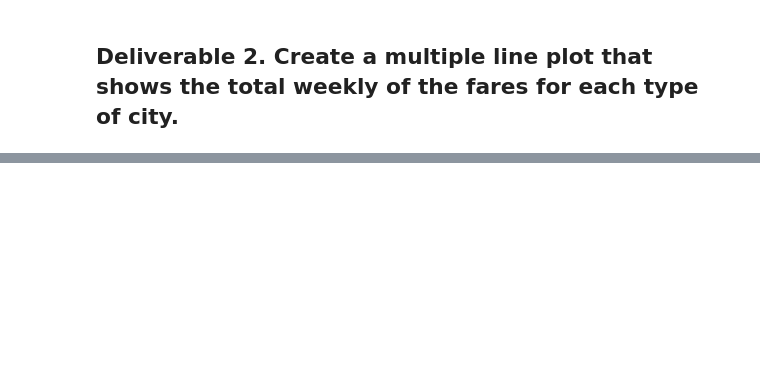
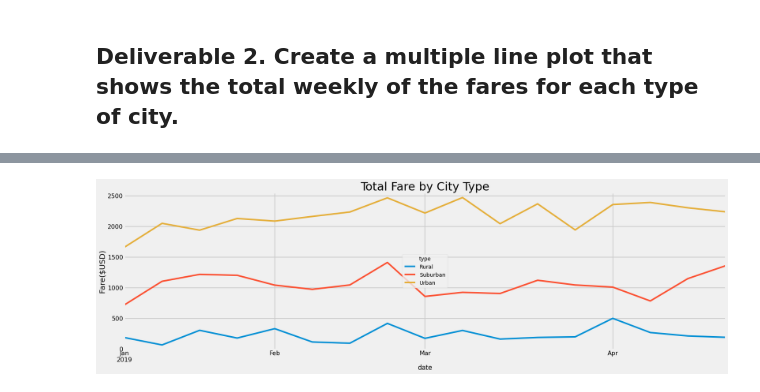
Before and after one commit to wonhee3472/Taxi_Service_Analysis, a Jupyter notebook: PyBer_Challenge.ipynb, the cells around one changed output, grey strips where cells are left out. Cells and saved outputs as stored; diff of their text form; code cells hidden in the pictures; blank space fills up the shorter version.

```diff
--- a/PyBer_Challenge.ipynb
+++ b/PyBer_Challenge.ipynb
@@ -127,3 +172,5 @@ pyber_summary_df
 # %%
 # 4. Create a pivot table with the 'date' as the index, the columns ='type', and values='fare'
 # to get the total fares for each type of city by the date.
+new_df = pyber_data_df.groupby(["type", "date"]).sum()["fare"].reset_index().pivot(index="date", columns="type", values="fare")
+new_df
@@ -130,2 +192,3 @@ pyber_summary_df
 # %%
 # 5. Create a new DataFrame from the pivot table DataFrame using loc on the given dates, '2019-01-01':'2019-04-29'.
+new_df_date_range = new_df.loc['2019-01-01':'2019-04-29']
@@ -132,3 +205,4 @@ pyber_summary_df
 # %%
 # 6. Set the "date" index to datetime datatype. This is necessary to use the resample() method in Step 8.
 # df.index = pd.to_datetime(df.index)
+new_df_date_range.index = pd.to_datetime(new_df_date_range.index)
@@ -137,2 +238,4 @@ pyber_summary_df
 # %%
 # 8. Create a new DataFrame using the "resample()" function by week 'W' and get the sum of the fares for each week.
+new_df_by_week = new_df_date_range.resample("W").sum()
+new_df_by_week
@@ -139,7 +262,20 @@ pyber_summary_df
 # %%
 # 8. Using the object-oriented interface method, plot the resample DataFrame using the df.plot() function.
+import time
+import matplotlib.dates as mdates
+
+new_df_by_week.plot(figsize=(25, 7), kind='line')
+plt.ylabel('Fare($USD)', fontsize='20')
+plt.ylim(0, 2550)
+plt.yticks(fontsize='16')
+plt.xticks(fontsize='16')
+plt.title('Total Fare by City Type', fontsize='30')
+plt.grid(axis="both", linestyle='-', linewidth=2)
+plt.savefig("Resources/PyBer_fare_summary.png")
 
 # Import the style from Matplotlib.
 from matplotlib import style
 # Use the graph style fivethirtyeight.
 style.use('fivethirtyeight')
+# %% [output]
+[figure, added]
```
Also changed, not shown: parts of 8 cells of this notebook, 1 other file.
